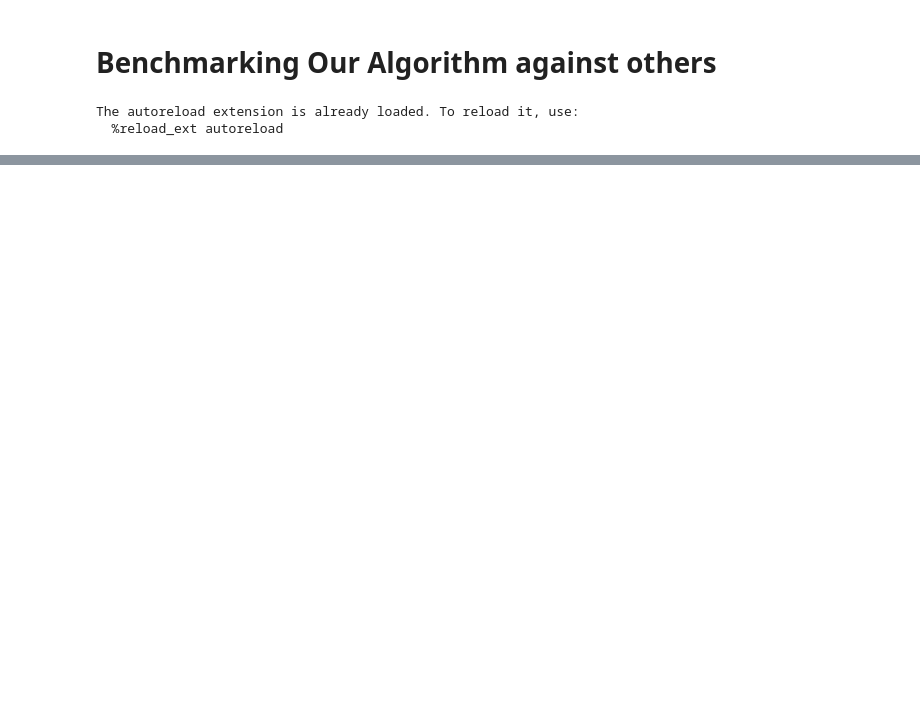
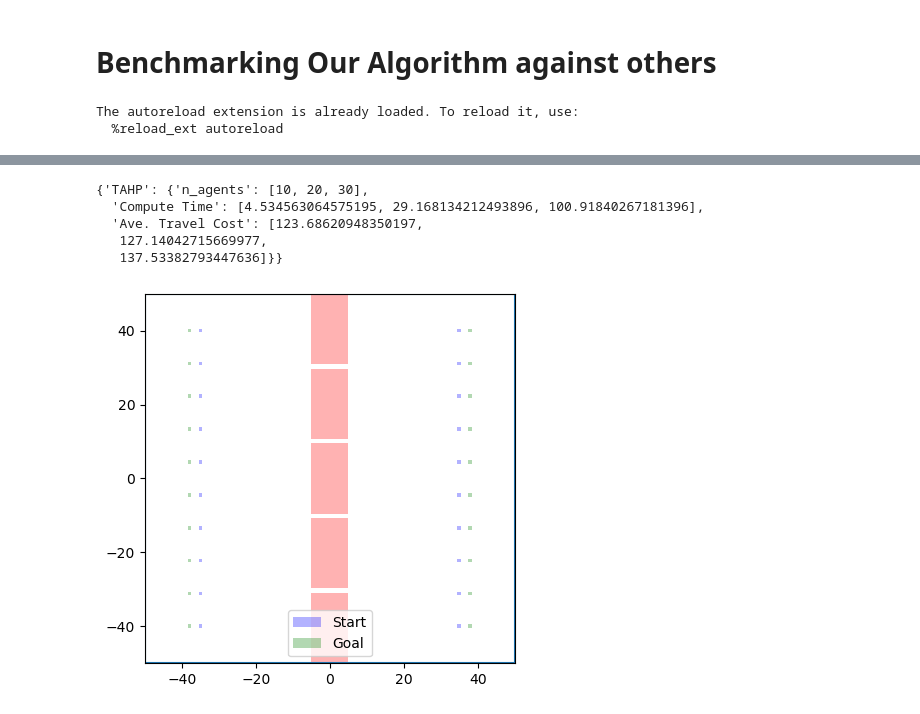
Before and after one commit to CoNG-harvard/PA-Nav, a Jupyter notebook: notebooks_playground/benchmarking plotting.ipynb, the cells around one changed output, grey strips where cells are left out. Drawn from its saved outputs; the diff is of its cells as text; code cells hidden in the pictures; blank space fills up the shorter version.

```diff
--- a/notebooks_playground/benchmarking plotting.ipynb
+++ b/notebooks_playground/benchmarking plotting.ipynb
@@ -95,0 +134,27 @@ for metric in metrics:
+# %%
+performance
+# %% [output]
+{'TAHP': {'n_agents': [10, 20, 30],
+  'Compute Time': [4.534563064575195, 29.168134212493896, 100.91840267181396],
+  'Ave. Travel Cost': [123.68620948350197,
+   127.14042715669977,
+   137.53382793447636]}}
+# %%
+continuous_plans = []
+
+for result in results:
+    alg = result['alg_name']
+    N = result['N_agent']
+    HG = result["HG"]
+
+    if alg == "TAHP" and N == 20:
+        continuous_plans  = result["plan"]
+        break
+# %%
+# draw_hybrid(HG=misc['HG'],display_node=False,show_agent_ID=True)
+draw_env(HG.env,show_agent_ID=False)
+plt.legend()
+plt.savefig("./figures/"+env_name+"/env.pdf")
+plt.show()
+# %% [output]
+[figure, added]
```
Also changed, not shown: parts of 4 cells of this notebook, 31 other files.
